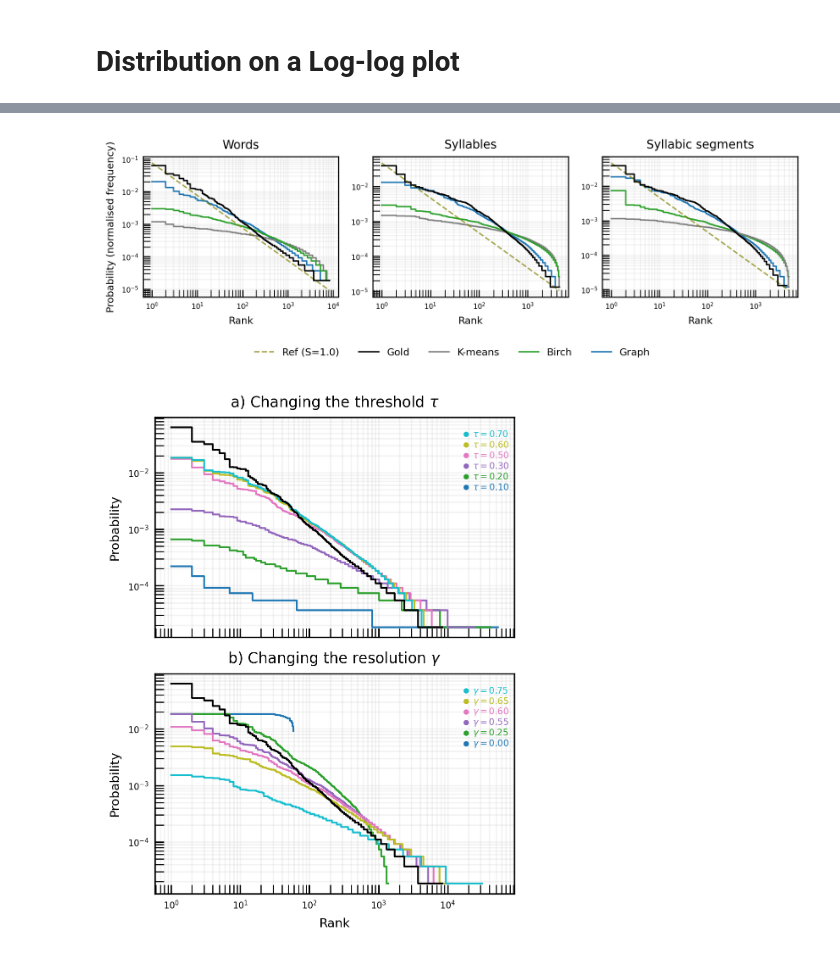
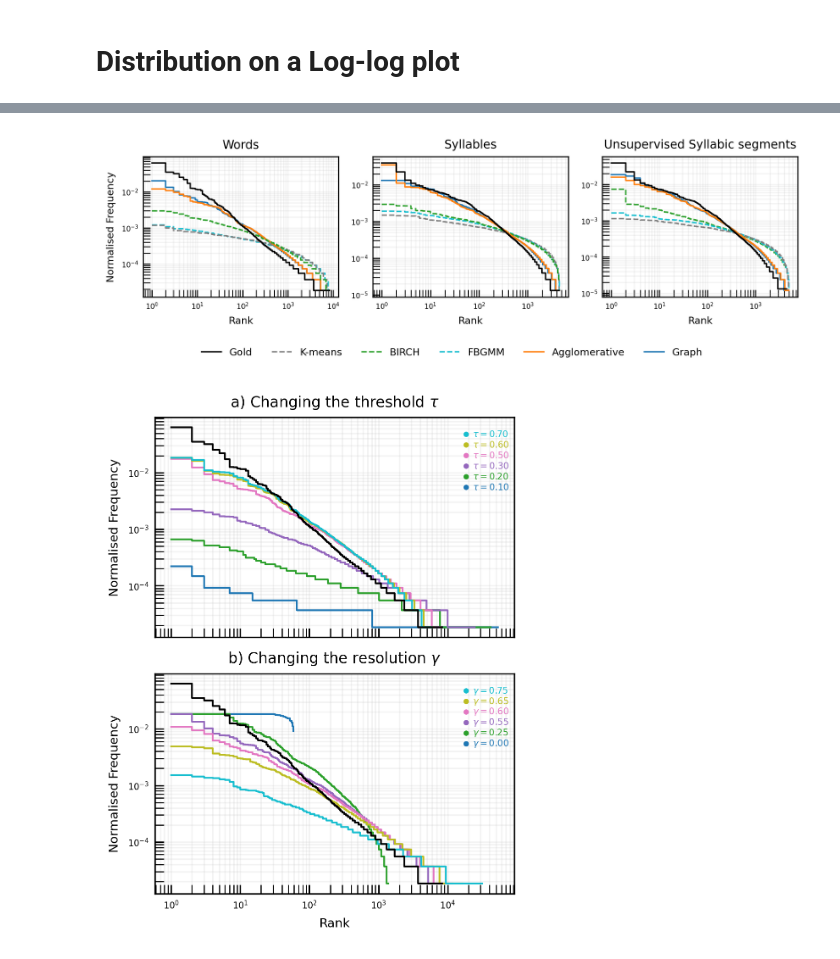
Before and after one commit to adendorffy/zipf-clus, a Jupyter notebook: zipf.ipynb, the cells around one changed output, grey strips where cells are left out. Drawn from its saved outputs; the diff is of its cells as text; code cells hidden in the pictures.

```diff
--- a/zipf.ipynb
+++ b/zipf.ipynb
@@ -48,7 +48,7 @@ def get_clusters(partition_path):
     return clusters
 # %%
 align_dir = Path("../data/alignments/LibriSpeech/dev-clean_feature_sliced")
-partition_dir = Path("outputs/LibriSpeech/dev-clean_feature_sliced/wavlm_large/layer_21/gt/words/fig")
+partition_dir = Path("outputs/LibriSpeech/dev-clean_feature_sliced/wavlm_large/layer_21/gt/words/fbgmm/")
 
 k='4,473'
 dataset = partition_dir.parts[1]
@@ -141,7 +173,7 @@ def extract_k(path):
 # %% [markdown]
 # Distribution on a Log-log plot
 # %%
-paths = sorted(partition_dir.glob("*.txt"), key=extract_threshold)
+paths = sorted(partition_dir.glob("*.txt"), key=extract_k)
 
 fig, ax = plt.subplots(figsize=(8, 8), dpi=300)
 num_paths = len(paths)
@@ -157,6 +189,12 @@ def get_color(stem):
         return color_map(0)
     elif "kmeans" in stem:
         return color_map(7)
+    elif "agglomerative" in stem:
+        return color_map(2)
+    elif "fbgmm" in stem:
+        return color_map(1)
+    elif "gmm" in stem:
+        return color_map(1)
     else:
         return color_map(1)
 
@@ -232,10 +270,10 @@ fig_dir.mkdir(parents=True, exist_ok=True)
 
 safe_boundary_info = "_".join(str(boundary_info).split())
 
-plt.savefig(
-    fig_dir / f"zipf_plot_{dataset_subset}_{safe_boundary_info}.pdf",
-    dpi=300,
-    bbox_inches="tight"
-)
+# plt.savefig(
+#     fig_dir / f"zipf_plot_{dataset_subset}_{safe_boundary_info}.pdf",
+#     dpi=300,
+#     bbox_inches="tight"
+# )
 plt.show()
 # %% [output]
@@ -294,6 +332,8 @@ import matplotlib.pyplot as plt
 from pathlib import Path
 
 plt.rcParams.update({
+    "font.family": "STIXTwo Text",
+    "font.size": 7,
     "font.size": 7,
     "axes.labelsize": 7,
     "xtick.labelsize": 5,
@@ -330,7 +370,7 @@ gt_words_list = [
 subplot_titles = [
     "Words",
     "Syllables",
-    "Syllabic segments",
+    "Unsupervised Syllabic segments",
 ]
 
 fig, axes = plt.subplots(1, 3, figsize=(7.0, 2.4), dpi=300, sharey=False)
@@ -344,7 +384,11 @@ def get_color(stem):
     elif "kmeans" in stem:
         return "tab:gray"
     elif "birch" in stem:
+        return "tab:green"
+    elif "agglomerative" in stem:
         return "tab:orange"
+    elif "fbgmm" in stem:
+        return "tab:cyan"
     else:
         return "tab:green"
 
@@ -353,11 +397,23 @@ def method_label(stem):
     if "kmeans" in stem:
         return "K-means"
     elif "birch" in stem:
-        return "Birch"
+        return "BIRCH"
+    elif "agglomerative" in stem:
+        return "Agglomerative"
     elif "cosine" in stem or "graph" in stem:
         return "Graph"
+    elif "fbgmm" in stem:
+        return "FBGMM"
     else:
         return None
+
+LINESTYLE = {
+    "K-means":      "--",
+    "BIRCH":        "--",
+    "FBGMM":        "--",
+    "Agglomerative": "-",
+    "Graph":         "-",
+}
 
 for ax, partition_dir, gt_items, title in zip(
     axes, partition_dirs, gt_words_list, subplot_titles
@@ -408,8 +464,10 @@ for ax, partition_dir, gt_items, title in zip(
                 "K-means": "tab:gray",
                 "Agglomerative": "tab:orange",
                 "Graph": "tab:blue",
-                "Birch": "tab:green",
+                "BIRCH": "tab:green",
+                "FBGMM": "tab:cyan",
             }[label],
+            linestyle=LINESTYLE[label],
             linewidth=1,
             drawstyle="steps-post",
         )
@@ -419,35 +477,21 @@ for ax, partition_dir, gt_items, title in zip(
         global_max_freq = max(global_max_freq, probs[0])
         global_max_rank = max(global_max_rank, len(probs))
 
-    # Zipf reference line
-    ref_ranks = np.logspace(0, np.log10(global_max_rank), 100)
-    ref_probs = (global_max_freq * 1.2) / ref_ranks
-
-    line, = ax.loglog(
-        ref_ranks,
-        ref_probs,
-        linestyle="--",
-        color="olive",
-        alpha=0.7,
-        linewidth=1,
-        label="Reference (s=1.0)",
-    )
-    legend_handles.setdefault("Ref (S=1.0)", line)
 
     ax.set_title(title)
     ax.set_xlabel("Rank")
     ax.grid(True, which="both", ls="-", alpha=0.15)
     ax.tick_params(direction="in", which="both", length=5)
 
-axes[0].set_ylabel("Probability (normalised frequency)")
+axes[0].set_ylabel("Normalised Frequency")
 
-legend_order = ["Ref (S=1.0)","Gold", "K-means", "Birch", "Graph"]
+legend_order = ["Gold", "K-means","BIRCH", "FBGMM", "Agglomerative", "Graph"]
 
 fig.legend(
     [legend_handles[label] for label in legend_order if label in legend_handles],
     [label for label in legend_order if label in legend_handles],
     loc="lower center",
-    ncol=5,
+    ncol=6,
     frameon=False,
 )
 
@@ -463,4 +524,4 @@ plt.show()
-[figure, old version]
+[figure, new version]
 # %%
 from pathlib import Path
 from collections import Counter
@@ -597,7 +658,7 @@ for ax, config in zip(axes, plot_configs):
         y_start *= y_factor
 
     ax.set_title(title)
-    ax.set_ylabel("Probability")
+    ax.set_ylabel("Normalised Frequency")
     ax.grid(True, which="both", ls="-", alpha=0.15)
     ax.tick_params(direction="in", which="both", length=5)
 
@@ -612,7 +673,7 @@ plt.savefig(
 
 plt.show()
 # %% [output]
-[figure, old version]
+[figure, new version]
 # %%
 from collections import Counter
 import numpy as np
```
Also changed, not shown: parts of 5 cells of this notebook.
